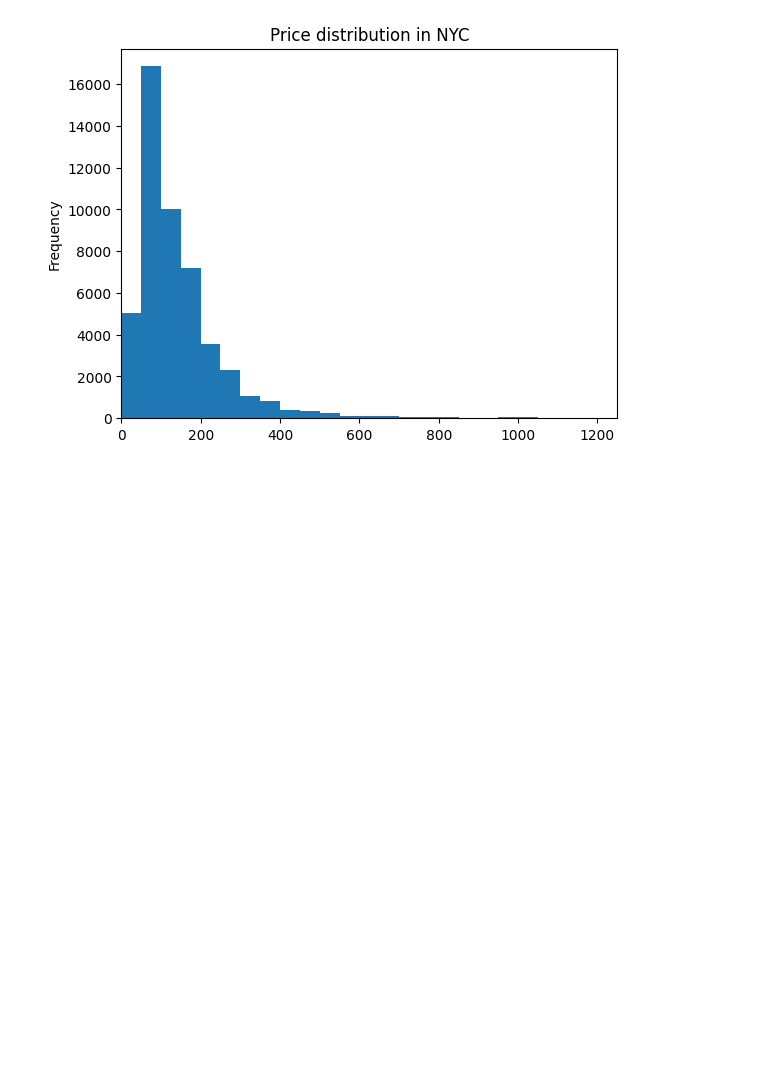
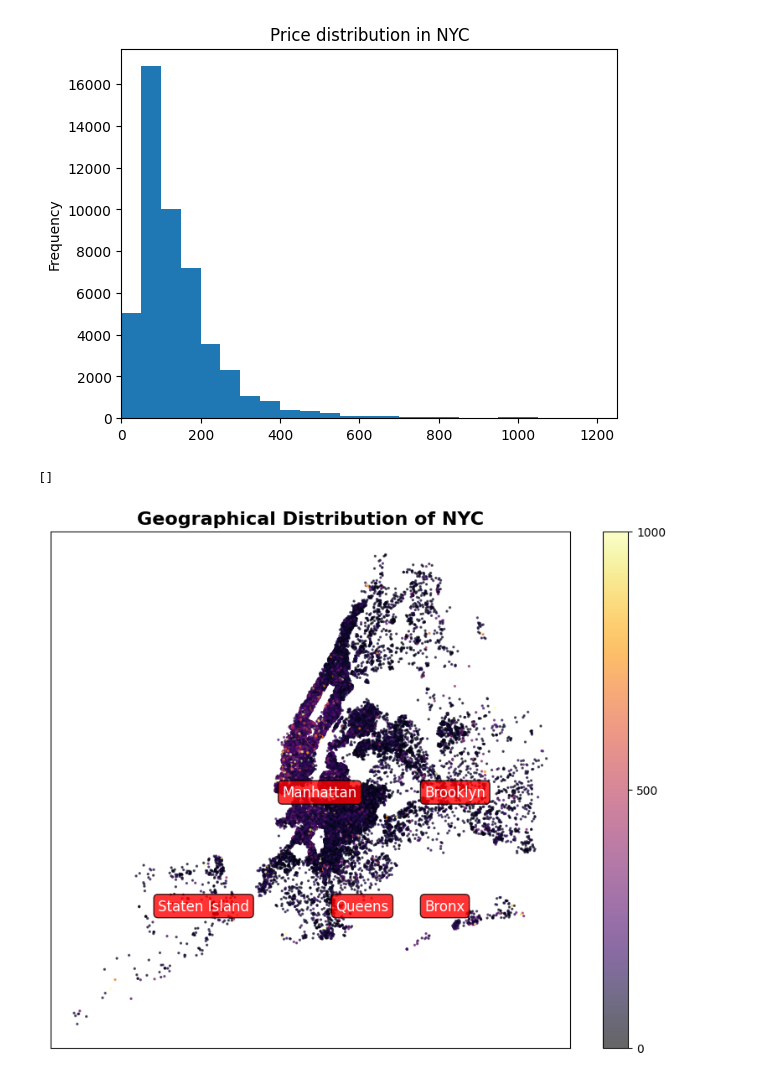
Before and after one commit to leopoldoagorio/Challenges, a Jupyter notebook: Airbnb.ipynb, the cells around one changed output. Cells and saved outputs as stored; diff of their text form; code cells hidden in the pictures; blank space fills up the shorter version.

Commit message:
geographic plot, closes #5

```diff
--- a/Airbnb.ipynb
+++ b/Airbnb.ipynb
@@ -307,3 +307,30 @@ ax.set_xlim((0, 1250))
 # %% [output]
 (0.0, 1250.0)
 [figure]
+# %%
+# plot geographical distribution of NYC
+fig, ax = plt.subplots(figsize=(10, 8))
+ax = df.plot(kind='scatter', x='longitude', y='latitude', alpha=0.6, c=df['price'], s=2, cmap=plt.get_cmap('inferno'), colorbar=True, ax=ax)
+ax.set_title('Geographical Distribution of NYC', fontsize=16, fontweight='bold')
+
+# set the range of the colorbar to [0, 1000]
+colorbar = ax.collections[0].colorbar
+colorbar.set_ticks([0, 500, 1000])
+colorbar.set_ticklabels(['$0', '$500', '$1000'])
+ax.collections[0].colorbar.mappable.set_clim([0,1000])
+
+# add labels for each borough
+ax.text(-74.01, 40.70, 'Manhattan', fontsize=12, color='white', bbox=dict(facecolor='red', alpha=0.8, boxstyle='round'))
+ax.text(-73.85, 40.70, 'Brooklyn', fontsize=12, color='white', bbox=dict(facecolor='red', alpha=0.8, boxstyle='round'))
+ax.text(-73.95, 40.60, 'Queens', fontsize=12, color='white', bbox=dict(facecolor='red', alpha=0.8, boxstyle='round'))
+ax.text(-73.85, 40.60, 'Bronx', fontsize=12, color='white', bbox=dict(facecolor='red', alpha=0.8, boxstyle='round'))
+ax.text(-74.15, 40.60, 'Staten Island', fontsize=12, color='white', bbox=dict(facecolor='red', alpha=0.8, boxstyle='round'))
+
+# remove axes labels and ticks
+ax.set_xlabel('')
+ax.set_ylabel('')
+ax.set_xticks([])
+ax.set_yticks([])
+# %% [output]
+[]
+[figure, added]
```
